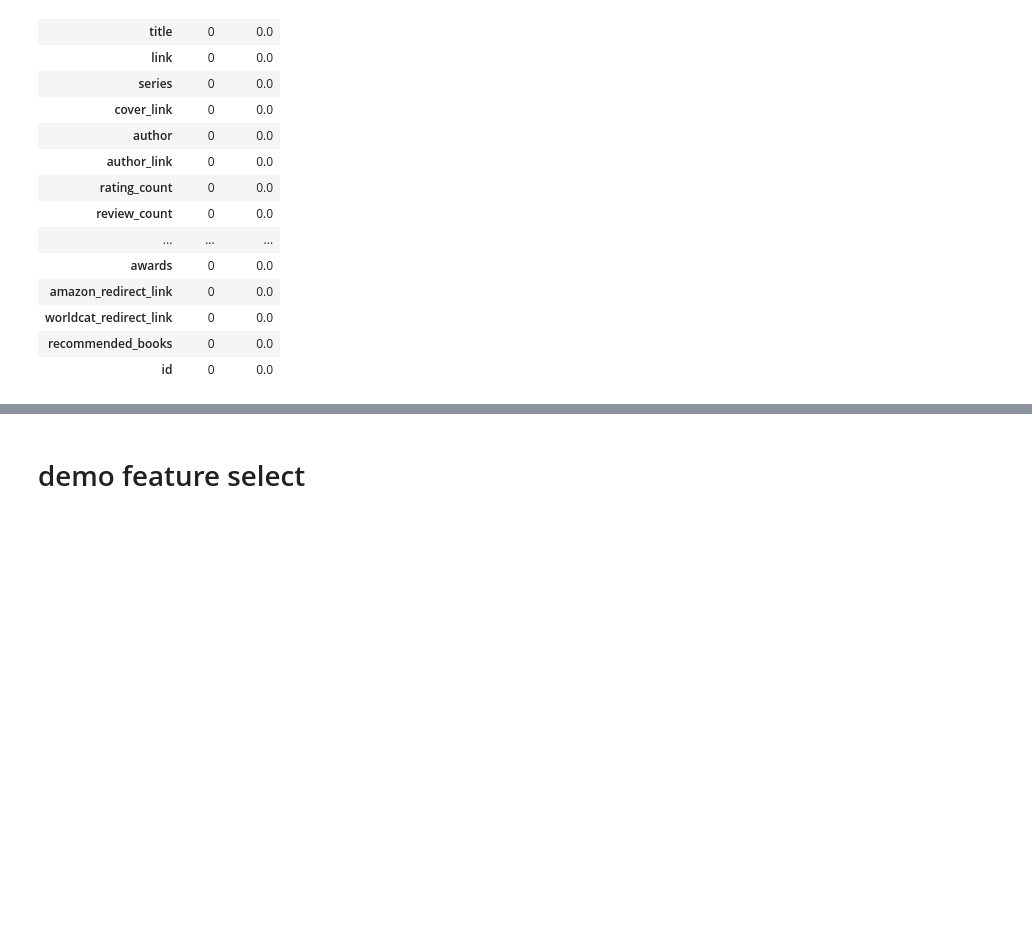
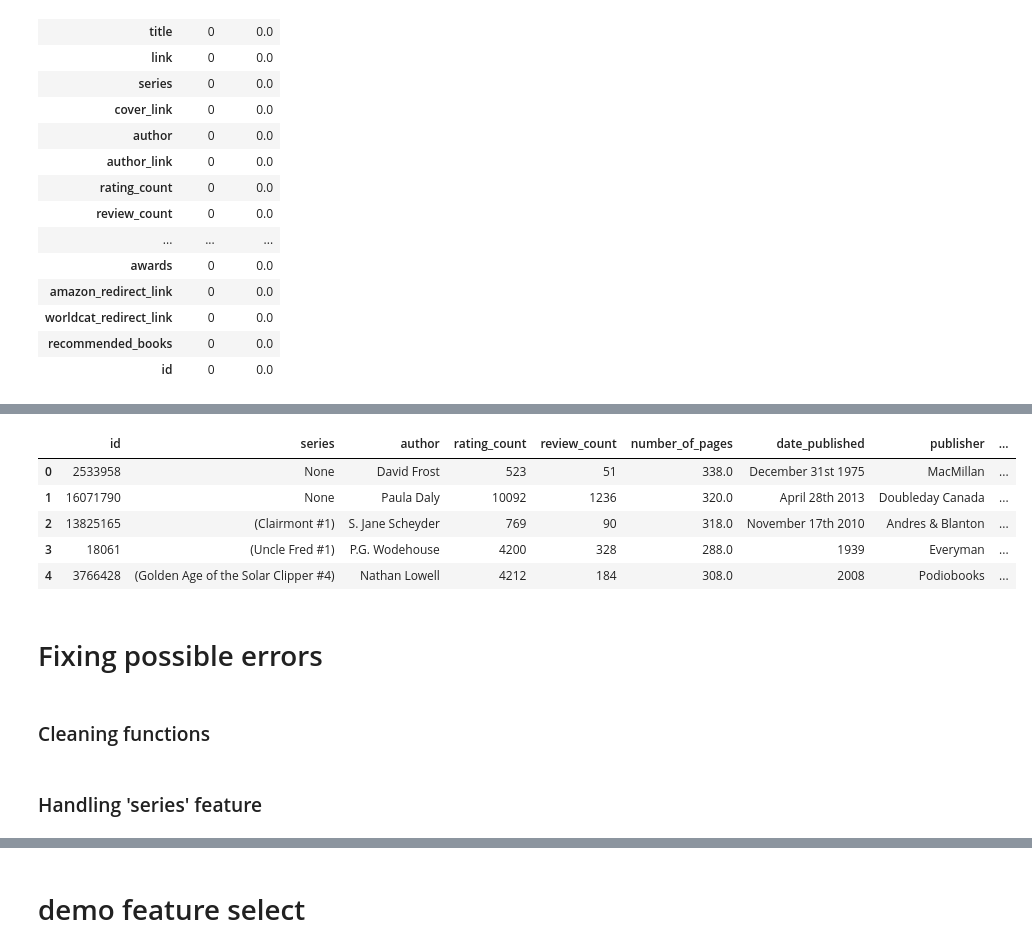
Before and after one commit to quangLinh9038/pds_books, a Jupyter notebook: assignment2.ipynb, the cells around one changed output, grey strips where cells are left out. Cells and saved outputs as stored; diff of their text form; code cells hidden in the pictures; blank space fills up the shorter version.

```diff
--- a/assignment2.ipynb
+++ b/assignment2.ipynb
@@ -497,0 +549,17 @@ NameError: name 'X_train' is not defined
+# %%
+# combine train and test dataset
+all_data = pd.concat((X_new,X_test_new)).reset_index(drop=True)
+# %%
+all_data = all_data.drop(['title','original_title','settings','characters','isbn','isbn13','asin','link','amazon_redirect_link','worldcat_redirect_link','author_link','cover_link','recommended_books','books_in_series'],1,inplace=False)
+all_data.head()
+# %% [output]
+|  | id | series | author | rating_count | review_count | number_of_pages | date_published | publisher | ... |
+| 0 | 2533958 | None | David Frost | 523 | 51 | 338.0 | December 31st 1975 | MacMillan | ... |
+| 1 | 16071790 | None | Paula Daly | 10092 | 1236 | 320.0 | April 28th 2013 | Doubleday Canada | ... |
+| 2 | 13825165 | (Clairmont #1) | S. Jane Scheyder | 769 | 90 | 318.0 | November 17th 2010 | Andres & Blanton | ... |
+| 3 | 18061 | (Uncle Fred #1) | P.G. Wodehouse | 4200 | 328 | 288.0 | 1939 | Everyman | ... |
+| 4 | 3766428 | (Golden Age of the Solar Clipper #4) | Nathan Lowell | 4212 | 184 | 308.0 | 2008 | Podiobooks | ... |
+# %% [markdown]
+# Fixing possible errors
+# %% [markdown]
+### Cleaning functions
@@ -497,0 +590,2 @@ NameError: name 'X_train' is not defined
+# %% [markdown]
+### Handling 'series' feature
```
Also changed, not shown: parts of 94 cells of this notebook, 4 other files.
